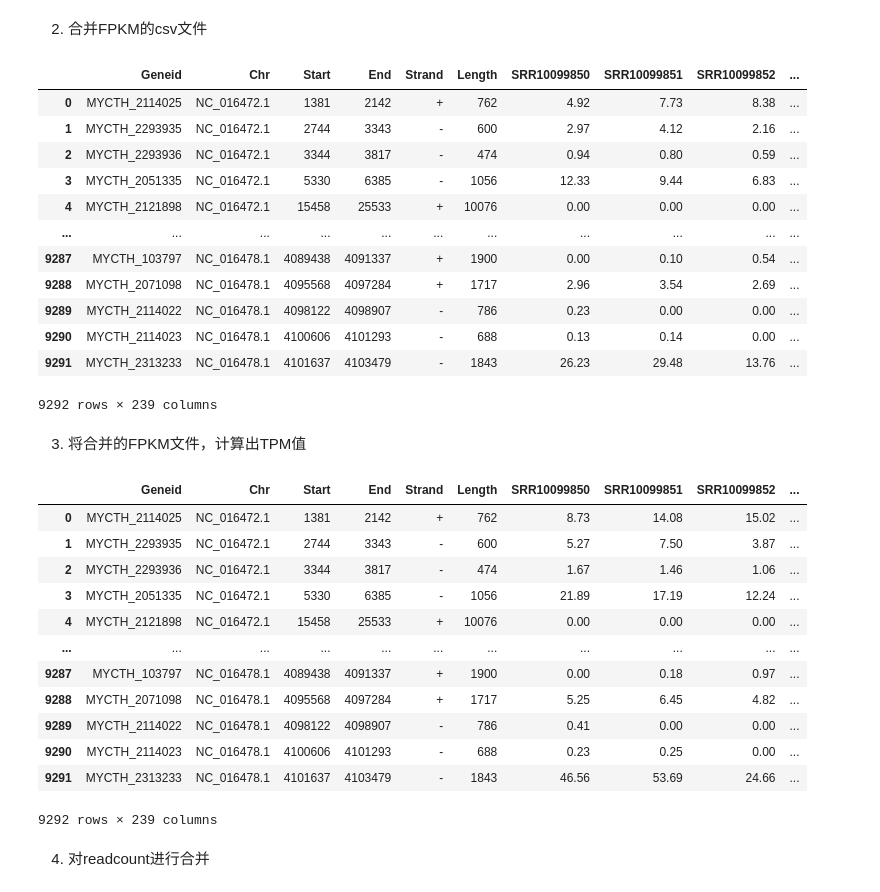
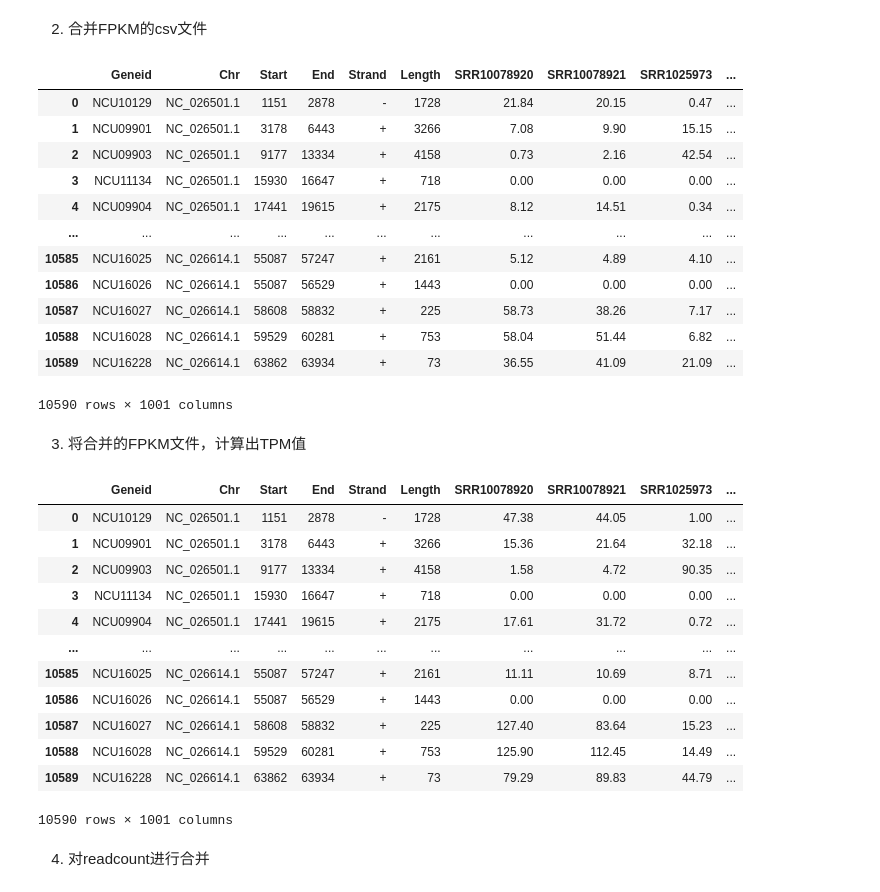
Before and after one commit to dongchen1998/code, a Jupyter notebook: mtd/RNA-seq/1.公共数据ReadCount处理.ipynb, the cells around one changed output. Cells and saved outputs as stored; diff of their text form; code cells hidden in the pictures.

```diff
--- a/mtd/RNA-seq/1.公共数据ReadCount处理.ipynb
+++ b/mtd/RNA-seq/1.公共数据ReadCount处理.ipynb
@@ -6,7 +6,7 @@ import os
 此流程是将上游定量后的counts，批量转为FPKM、TPM值
 # %%
 # 设置菌种关键词
-Keyname = 'Mt'
+Keyname = 'Nc'
 path = '/Users/dongjiacheng/Desktop/coder/mtd/RNA-seq/'+ Keyname +'/'
 
 print(path)
@@ -58,44 +58,45 @@ txt_to_csv_rpkm(path + 'Counts/', path + 'FPKM/')
 # %%
 def merge_csv_col(first_csv_path, csv_output_path):
     """
     将输出目录中所有的csv文件的第7列数据进行合并，并返回合并后的表格数据
     """
     first = pd.read_csv(first_csv_path, sep=",")
     New_table = first.iloc[:, 0:6]  # 取出第一个CSV文件前六列，用于创建新表
 
     file_list = sorted(
         [file for file in os.listdir(csv_output_path) if file.endswith(".csv")]
     )  # 读取并排序所有的csv文件列表
 
     for file_name in file_list:
         data = pd.read_csv(csv_output_path + file_name, sep=",")
         New_table = pd.concat(
             [New_table, data.iloc[:, 6]], axis=1
         )  # 将所有csv的第7列拼接到一个表的基因号后面
 
     return New_table
 
 
-df_merge = merge_csv_col('./Mt/FPKM/SRR10099850.csv','./Mt/FPKM/')
+# df_merge = merge_csv_col('./Mt/FPKM/SRR10099850.csv','./Mt/FPKM/')
+df_merge = merge_csv_col('./Nc/FPKM/SRR10078920.csv', path + 'FPKM/')
 
 # 保存合并后的表格数据
 df_merge.to_csv(path + Keyname + '_1_FPKM.csv', sep=',', index=False)
 
 df_merge
 # %% [output]
-|  | Geneid | Chr | Start | End | Strand | Length | SRR10099850 | SRR10099851 | SRR10099852 | ... |
-| 0 | MYCTH_2114025 | NC_016472.1 | 1381 | 2142 | + | 762 | 4.92 | 7.73 | 8.38 | ... |
-| 1 | MYCTH_2293935 | NC_016472.1 | 2744 | 3343 | - | 600 | 2.97 | 4.12 | 2.16 | ... |
-| 2 | MYCTH_2293936 | NC_016472.1 | 3344 | 3817 | - | 474 | 0.94 | 0.80 | 0.59 | ... |
-| 3 | MYCTH_2051335 | NC_016472.1 | 5330 | 6385 | - | 1056 | 12.33 | 9.44 | 6.83 | ... |
-| 4 | MYCTH_2121898 | NC_016472.1 | 15458 | 25533 | + | 10076 | 0.00 | 0.00 | 0.00 | ... |
+|  | Geneid | Chr | Start | End | Strand | Length | SRR10078920 | SRR10078921 | SRR1025973 | ... |
+| 0 | NCU10129 | NC_026501.1 | 1151 | 2878 | - | 1728 | 21.84 | 20.15 | 0.47 | ... |
+| 1 | NCU09901 | NC_026501.1 | 3178 | 6443 | + | 3266 | 7.08 | 9.90 | 15.15 | ... |
+| 2 | NCU09903 | NC_026501.1 | 9177 | 13334 | + | 4158 | 0.73 | 2.16 | 42.54 | ... |
+| 3 | NCU11134 | NC_026501.1 | 15930 | 16647 | + | 718 | 0.00 | 0.00 | 0.00 | ... |
+| 4 | NCU09904 | NC_026501.1 | 17441 | 19615 | + | 2175 | 8.12 | 14.51 | 0.34 | ... |
 | ... | ... | ... | ... | ... | ... | ... | ... | ... | ... | ... |
-| 9287 | MYCTH_103797 | NC_016478.1 | 4089438 | 4091337 | + | 1900 | 0.00 | 0.10 | 0.54 | ... |
-| 9288 | MYCTH_2071098 | NC_016478.1 | 4095568 | 4097284 | + | 1717 | 2.96 | 3.54 | 2.69 | ... |
-| 9289 | MYCTH_2114022 | NC_016478.1 | 4098122 | 4098907 | - | 786 | 0.23 | 0.00 | 0.00 | ... |
-| 9290 | MYCTH_2114023 | NC_016478.1 | 4100606 | 4101293 | - | 688 | 0.13 | 0.14 | 0.00 | ... |
-| 9291 | MYCTH_2313233 | NC_016478.1 | 4101637 | 4103479 | - | 1843 | 26.23 | 29.48 | 13.76 | ... |
+| 10585 | NCU16025 | NC_026614.1 | 55087 | 57247 | + | 2161 | 5.12 | 4.89 | 4.10 | ... |
+| 10586 | NCU16026 | NC_026614.1 | 55087 | 56529 | + | 1443 | 0.00 | 0.00 | 0.00 | ... |
+| 10587 | NCU16027 | NC_026614.1 | 58608 | 58832 | + | 225 | 58.73 | 38.26 | 7.17 | ... |
+| 10588 | NCU16028 | NC_026614.1 | 59529 | 60281 | + | 753 | 58.04 | 51.44 | 6.82 | ... |
+| 10589 | NCU16228 | NC_026614.1 | 63862 | 63934 | + | 73 | 36.55 | 41.09 | 21.09 | ... |
-9292 rows × 239 columns
+10590 rows × 1001 columns
 # %% [markdown]
 3. 将合并的FPKM文件，计算出TPM值
 # %%
@@ -118,19 +119,19 @@ df_tpm = df_tpm.round(2)
 df_tpm.to_csv(path + Keyname + '_2_TPM.csv', sep=',', index=False)
 df_tpm
 # %% [output]
-|  | Geneid | Chr | Start | End | Strand | Length | SRR10099850 | SRR10099851 | SRR10099852 | ... |
-| 0 | MYCTH_2114025 | NC_016472.1 | 1381 | 2142 | + | 762 | 8.73 | 14.08 | 15.02 | ... |
-| 1 | MYCTH_2293935 | NC_016472.1 | 2744 | 3343 | - | 600 | 5.27 | 7.50 | 3.87 | ... |
-| 2 | MYCTH_2293936 | NC_016472.1 | 3344 | 3817 | - | 474 | 1.67 | 1.46 | 1.06 | ... |
-| 3 | MYCTH_2051335 | NC_016472.1 | 5330 | 6385 | - | 1056 | 21.89 | 17.19 | 12.24 | ... |
-| 4 | MYCTH_2121898 | NC_016472.1 | 15458 | 25533 | + | 10076 | 0.00 | 0.00 | 0.00 | ... |
+|  | Geneid | Chr | Start | End | Strand | Length | SRR10078920 | SRR10078921 | SRR1025973 | ... |
+| 0 | NCU10129 | NC_026501.1 | 1151 | 2878 | - | 1728 | 47.38 | 44.05 | 1.00 | ... |
+| 1 | NCU09901 | NC_026501.1 | 3178 | 6443 | + | 3266 | 15.36 | 21.64 | 32.18 | ... |
+| 2 | NCU09903 | NC_026501.1 | 9177 | 13334 | + | 4158 | 1.58 | 4.72 | 90.35 | ... |
+| 3 | NCU11134 | NC_026501.1 | 15930 | 16647 | + | 718 | 0.00 | 0.00 | 0.00 | ... |
+| 4 | NCU09904 | NC_026501.1 | 17441 | 19615 | + | 2175 | 17.61 | 31.72 | 0.72 | ... |
 | ... | ... | ... | ... | ... | ... | ... | ... | ... | ... | ... |
-| 9287 | MYCTH_103797 | NC_016478.1 | 4089438 | 4091337 | + | 1900 | 0.00 | 0.18 | 0.97 | ... |
-| 9288 | MYCTH_2071098 | NC_016478.1 | 4095568 | 4097284 | + | 1717 | 5.25 | 6.45 | 4.82 | ... |
-| 9289 | MYCTH_2114022 | NC_016478.1 | 4098122 | 4098907 | - | 786 | 0.41 | 0.00 | 0.00 | ... |
-| 9290 | MYCTH_2114023 | NC_016478.1 | 4100606 | 4101293 | - | 688 | 0.23 | 0.25 | 0.00 | ... |
-| 9291 | MYCTH_2313233 | NC_016478.1 | 4101637 | 4103479 | - | 1843 | 46.56 | 53.69 | 24.66 | ... |
+| 10585 | NCU16025 | NC_026614.1 | 55087 | 57247 | + | 2161 | 11.11 | 10.69 | 8.71 | ... |
+| 10586 | NCU16026 | NC_026614.1 | 55087 | 56529 | + | 1443 | 0.00 | 0.00 | 0.00 | ... |
+| 10587 | NCU16027 | NC_026614.1 | 58608 | 58832 | + | 225 | 127.40 | 83.64 | 15.23 | ... |
+| 10588 | NCU16028 | NC_026614.1 | 59529 | 60281 | + | 753 | 125.90 | 112.45 | 14.49 | ... |
+| 10589 | NCU16228 | NC_026614.1 | 63862 | 63934 | + | 73 | 79.29 | 89.83 | 44.79 | ... |
-9292 rows × 239 columns
+10590 rows × 1001 columns
 # %% [markdown]
 4. 对readcount进行合并
 # %%
```
Also changed, not shown: parts of 2 cells of this notebook, 3 other files.
